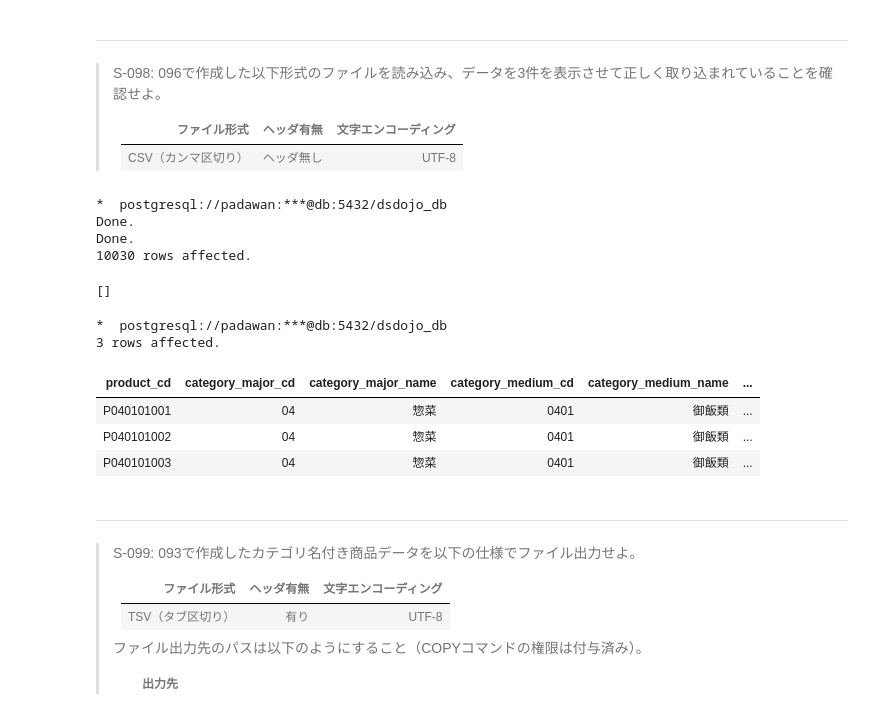
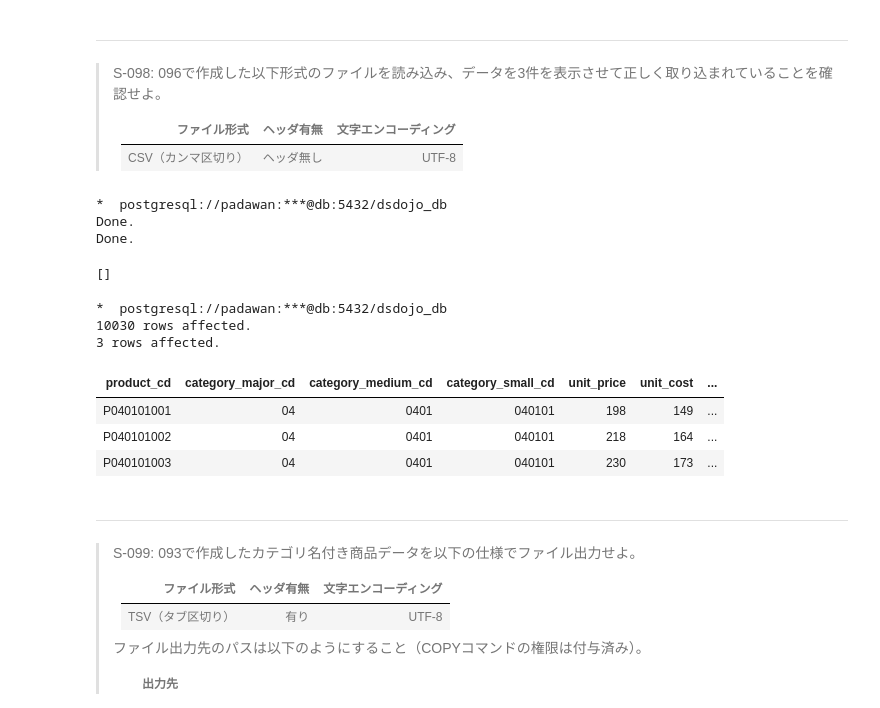
Before and after one commit to palakpaneerer/100knocks-preprocess, a Jupyter notebook: docker/work/preprocess_knock_SQL.ipynb, the cells around one changed output. Saved outputs shown, nothing was run; the diff lists cells and outputs as text; code cells hidden in the pictures.

```diff
--- a/docker/work/preprocess_knock_SQL.ipynb
+++ b/docker/work/preprocess_knock_SQL.ipynb
@@ -3520,41 +3706,42 @@ LIMIT
 DROP TABLE IF EXISTS product_full;
 
 CREATE TABLE product_full (
-    product_cd VARCHAR(10),
-    category_major_cd VARCHAR(2),
-    category_major_name VARCHAR(20),
-    category_medium_cd VARCHAR(4),
+    product_cd	         VARCHAR(20),
+    category_major_cd	 VARCHAR(20),
+    category_medium_cd	 VARCHAR(20),
+    category_small_cd	 VARCHAR(20),
+    unit_price	         INTEGER,
+    unit_cost	         INTEGER,
+    category_major_name	 VARCHAR(20),
     category_medium_name VARCHAR(20),
-    category_small_cd VARCHAR(6),
-    category_small_name VARCHAR(20),
-    unit_price INTEGER,
-    unit_cost INTEGER
+    category_small_name  VARCHAR(20)
 );
-
-COPY product_full FROM '/tmp/data/S_product_full_UTF-8.csv'
-WITH CSV ENCODING 'UTF-8';
 # %% [output]
 *  postgresql://padawan:***@db:5432/dsdojo_db
 Done.
 Done.
-10030 rows affected.
 []
 # %%
 %%sql
+
+COPY product_full FROM '/tmp/data/S_product_full_UTF-8_noh.csv'
+WITH CSV ENCODING 'UTF-8';
 
 SELECT
     *
 FROM
     product_full
 LIMIT
-    3;
+    3
+;
 # %% [output]
 *  postgresql://padawan:***@db:5432/dsdojo_db
+10030 rows affected.
 3 rows affected.
-| product_cd | category_major_cd | category_major_name | category_medium_cd | category_medium_name | ... |
-| P040101001 | 04 | 惣菜 | 0401 | 御飯類 | ... |
-| P040101002 | 04 | 惣菜 | 0401 | 御飯類 | ... |
-| P040101003 | 04 | 惣菜 | 0401 | 御飯類 | ... |
+| product_cd | category_major_cd | category_medium_cd | category_small_cd | unit_price | unit_cost | ... |
+| P040101001 | 04 | 0401 | 040101 | 198 | 149 | ... |
+| P040101002 | 04 | 0401 | 040101 | 218 | 164 | ... |
+| P040101003 | 04 | 0401 | 040101 | 230 | 173 | ... |
 # %% [markdown]
 ---
 > S-099: 093で作成したカテゴリ名付き商品データを以下の仕様でファイル出力せよ。
```
Also changed, not shown: parts of 36 cells of this notebook, 3 other files.
